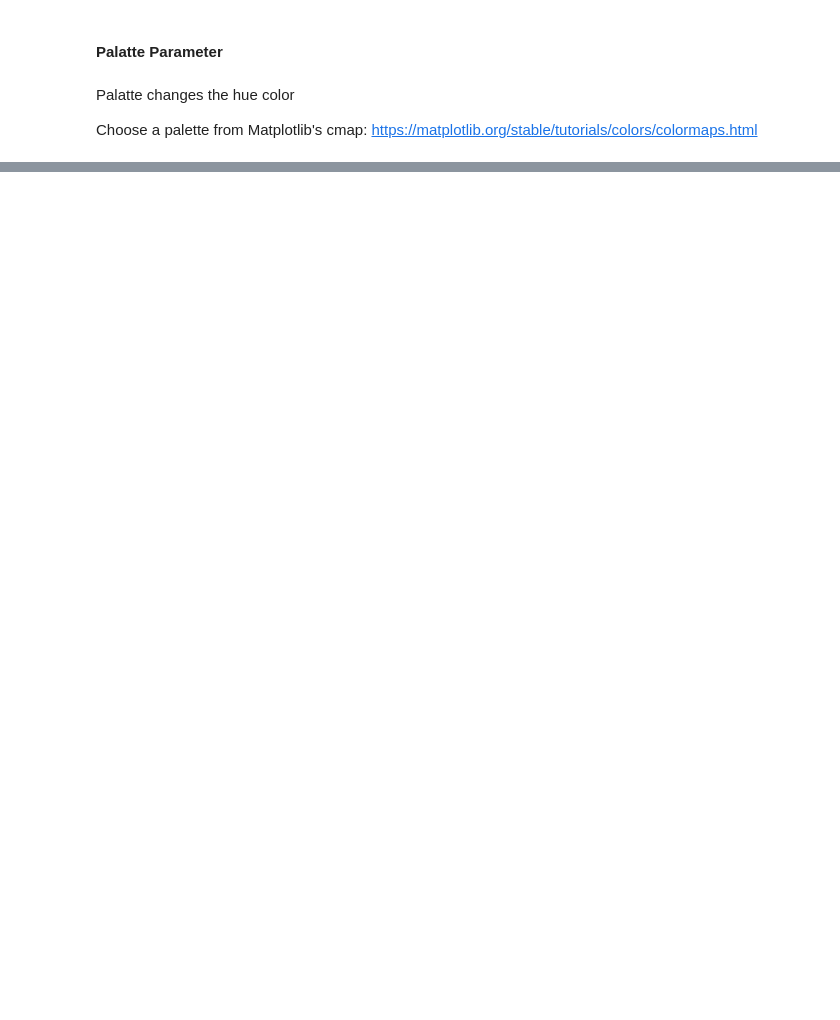
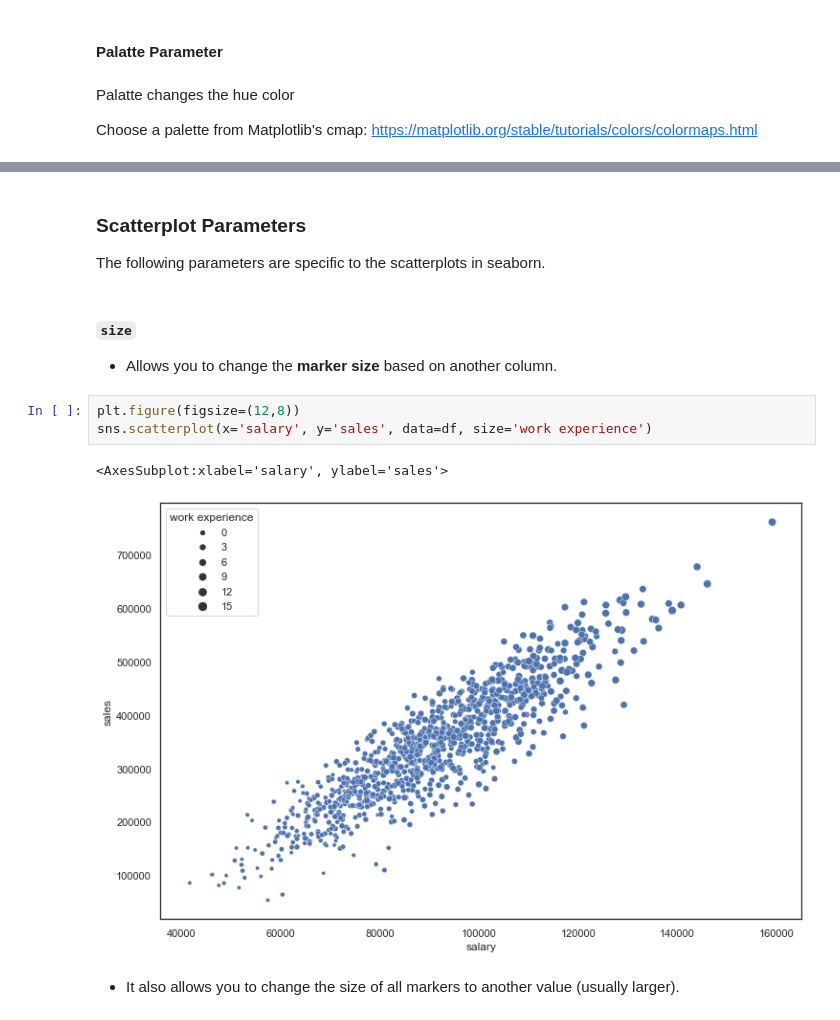
Before and after one commit to harshcurious/ML-notebook-Pierian, a Jupyter notebook: 05-Seaborn/05SeabornPractice.ipynb, the cells around one changed output, grey strips where cells are left out. Cells and saved outputs as stored; diff of their text form; blank space fills up the shorter version.

Commit message:
Seaborn notes

```diff
--- a/05-Seaborn/05SeabornPractice.ipynb
+++ b/05-Seaborn/05SeabornPractice.ipynb
@@ -106,0 +115,16 @@ Choose a palette from Matplotlib's cmap: <https://matplotlib.org/stable/tutorial
+# %% [markdown]
+### Scatterplot Parameters
+
+The following parameters are specific to the scatterplots in seaborn.
+# %% [markdown]
+#### `size`
+
+- Allows you to change the **marker size** based on another column.
+# %%
+plt.figure(figsize=(12,8))
+sns.scatterplot(x='salary', y='sales', data=df, size='work experience')
+# %% [output]
+<AxesSubplot:xlabel='salary', ylabel='sales'>
+[figure, added]
+# %% [markdown]
+- It also allows you to change the size of all markers to another value (usually larger).
```
Also changed, not shown: parts of 59 cells of this notebook, 1 other file.
